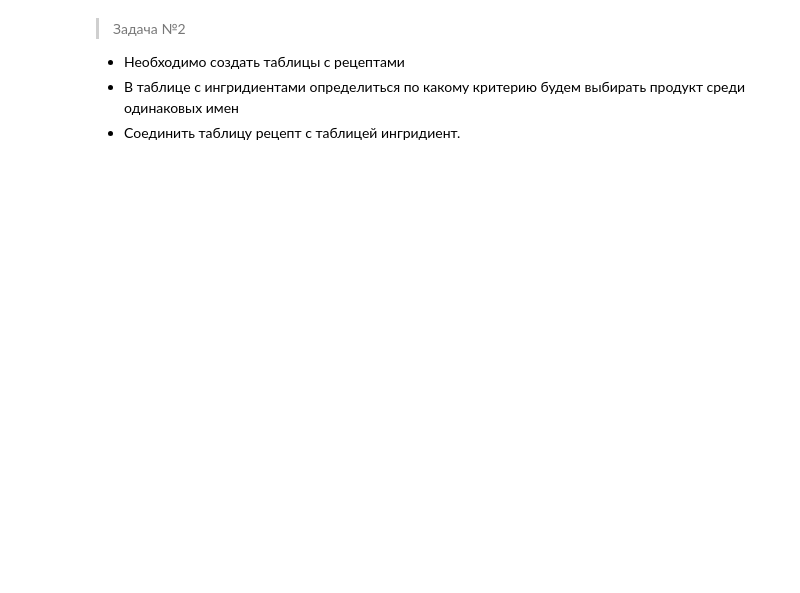
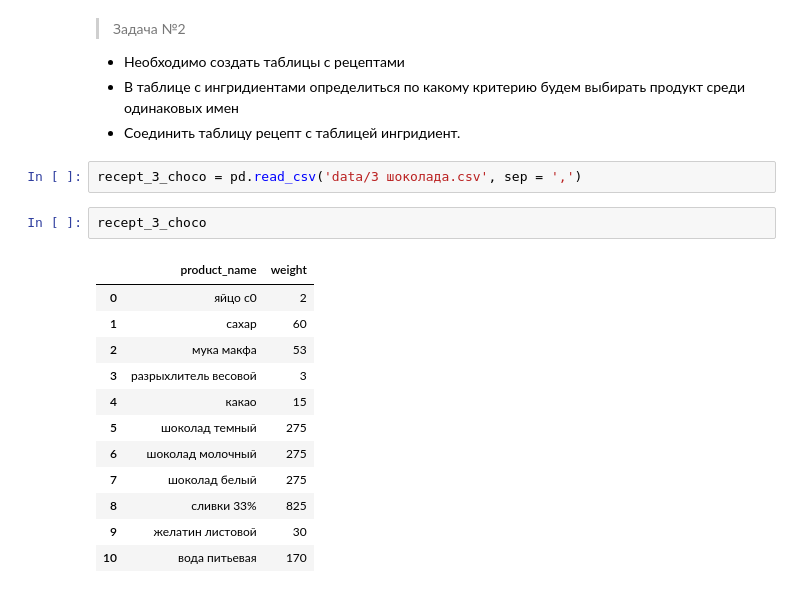
Before and after one commit to vavilove001-lab/project_cakes_cust, a Jupyter notebook: project_cakes_cust.ipynb, the cells around one changed output. Drawn from its saved outputs; the diff is of its cells as text; blank space fills up the shorter version.

```diff
--- a/project_cakes_cust.ipynb
+++ b/project_cakes_cust.ipynb
@@ -144,3 +163,20 @@ data[data['type'] == 'продукты'].sort_values(by=['name','price for unit'
 * Необходимо создать таблицы с рецептами
 * В таблице с ингридиентами определиться по какому критерию будем выбирать продукт среди одинаковых имен
 * Соединить таблицу рецепт с таблицей ингридиент.
+# %%
+recept_3_choco = pd.read_csv('data/3 шоколада.csv', sep = ',')
+# %%
+recept_3_choco
+# %% [output]
+|  | product_name | weight |
+| 0 | яйцо c0 | 2 |
+| 1 | сахар | 60 |
+| 2 | мука макфа | 53 |
+| 3 | разрыхлитель весовой | 3 |
+| 4 | какао | 15 |
+| 5 | шоколад темный | 275 |
+| 6 | шоколад молочный | 275 |
+| 7 | шоколад белый | 275 |
+| 8 | сливки 33% | 825 |
+| 9 | желатин листовой | 30 |
+| 10 | вода питьевая | 170 |
```
Also changed, not shown: parts of 14 cells of this notebook.
